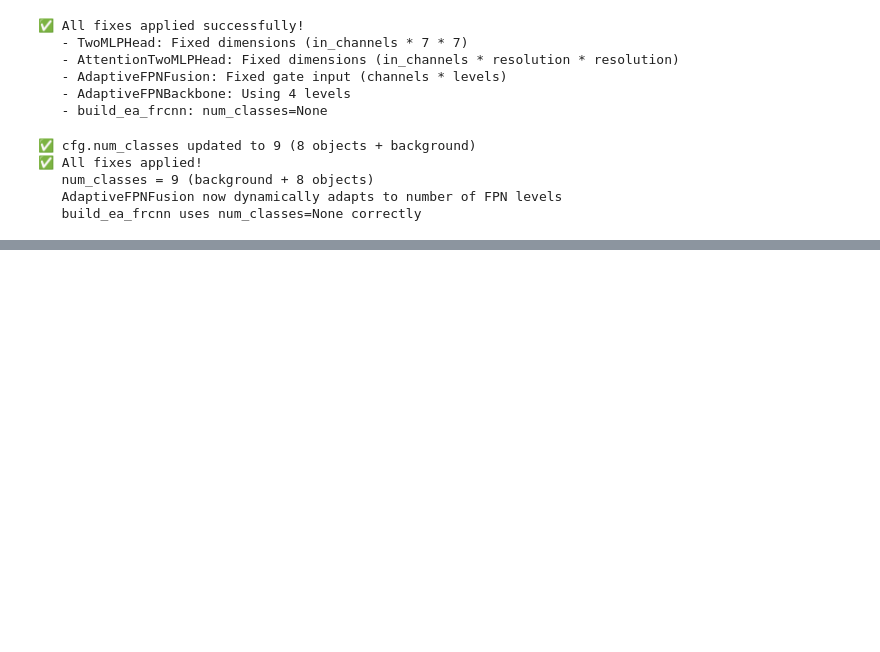
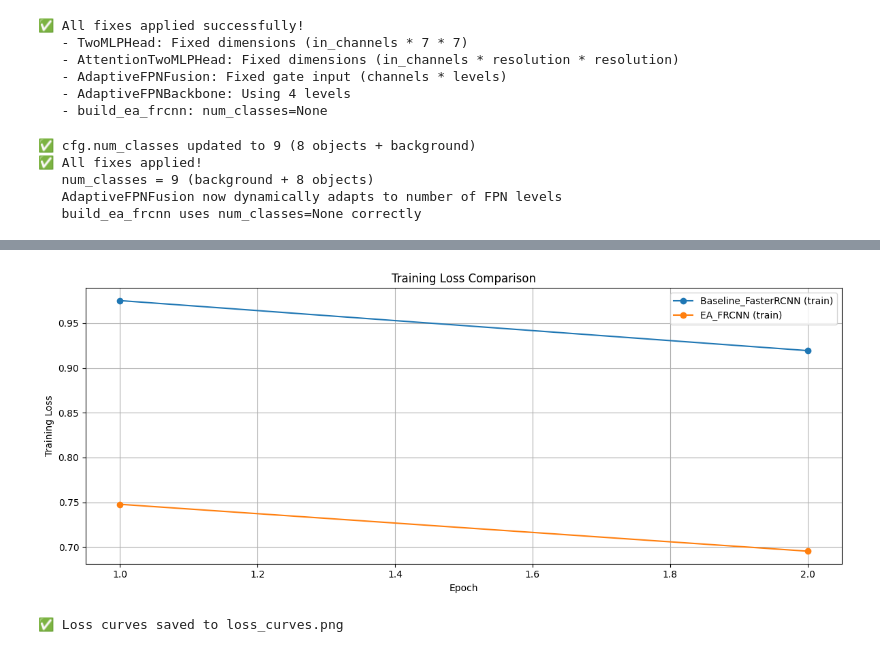
Before and after one commit to Tauhid-Topu-007/Thesis-4-1, a Jupyter notebook: ea-frcnn.ipynb, the cells around one changed output, grey strips where cells are left out. Cells and saved outputs as stored; diff of their text form; code cells hidden in the pictures; blank space fills up the shorter version.

```diff
--- a/ea-frcnn.ipynb
+++ b/ea-frcnn.ipynb
@@ -2654,0 +3498,30 @@ Epoch 01 | Step 0040/224 | Loss 0.4100
+# %%
+# ============================================
+# BLOCK A: PLOT TRAINING LOSS CURVES
+# ============================================
+
+import matplotlib.pyplot as plt
+%matplotlib inline
+
+plt.figure(figsize=(12, 5))
+
+for name, history in all_histories.items():
+    if isinstance(history, pd.DataFrame):
+        epochs = history['epoch']
+        train_loss = history['loss_total']
+        plt.plot(epochs, train_loss, marker='o', label=f'{name} (train)')
+    else:
+        print(f"No history for {name}")
+
+plt.xlabel('Epoch')
+plt.ylabel('Training Loss')
+plt.title('Training Loss Comparison')
+plt.legend()
+plt.grid(True)
+plt.tight_layout()
+plt.savefig('loss_curves.png', dpi=150)
+plt.show()
+print("✅ Loss curves saved to loss_curves.png")
+# %% [output]
+[figure, added]
+✅ Loss curves saved to loss_curves.png
```
Also changed, not shown: parts of 25 cells of this notebook.
